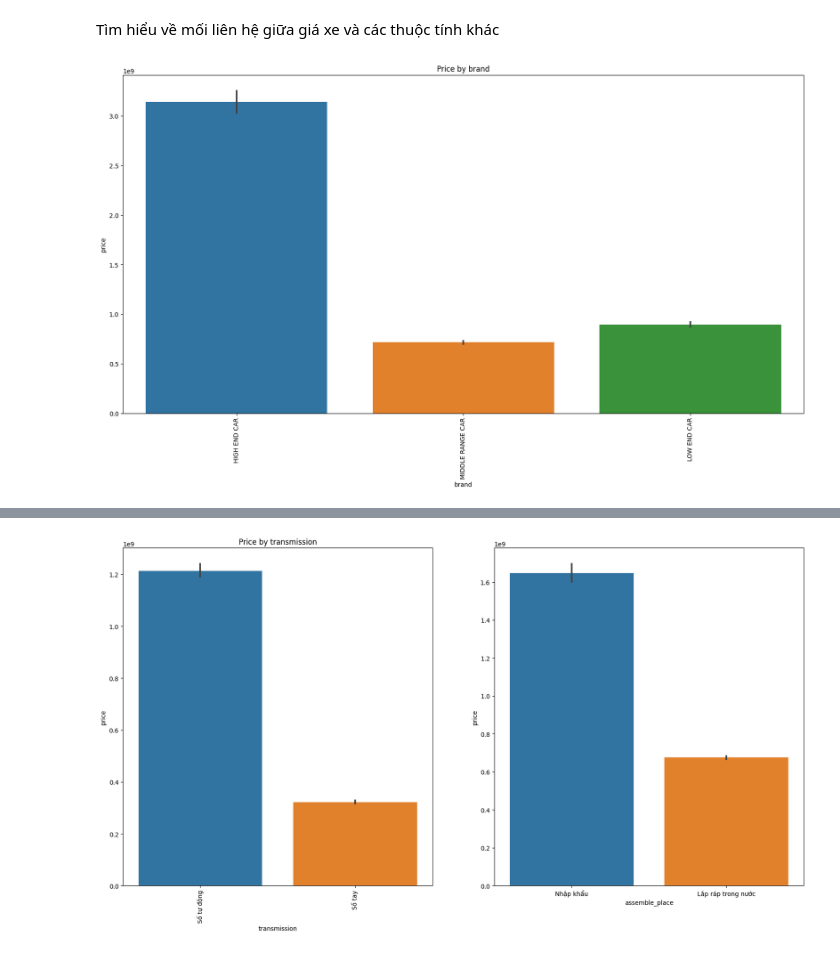
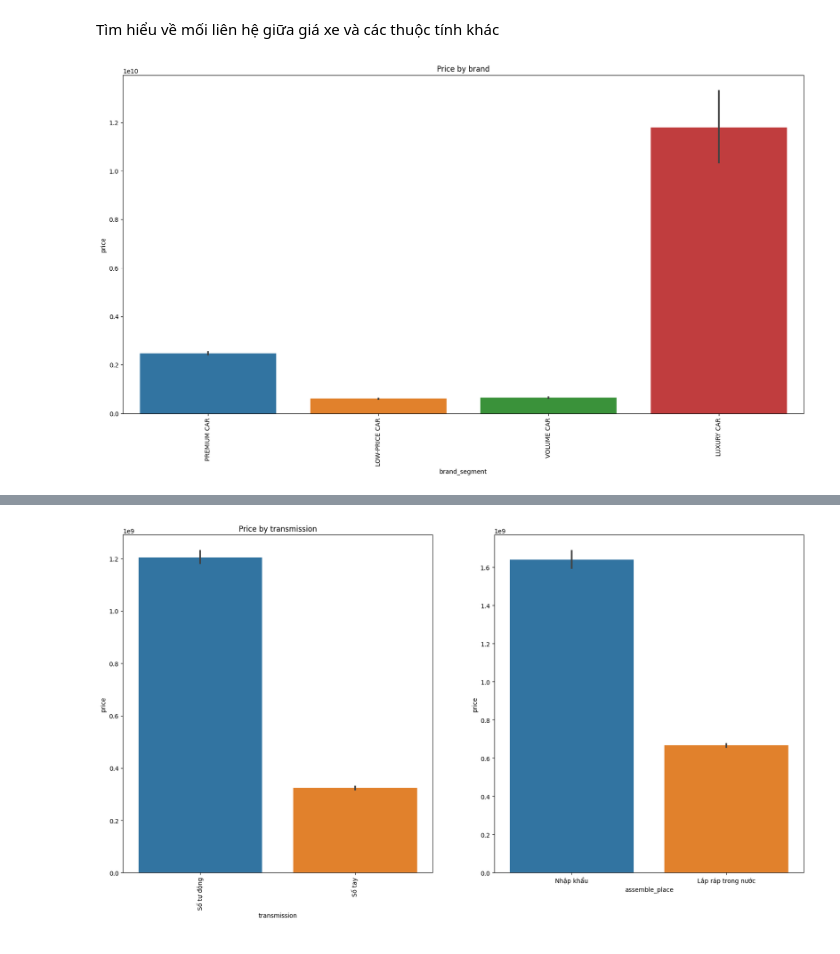
Before and after one commit to Nam0101/Old-car-price-prediction, a Jupyter notebook: notebooks/main.ipynb, the cells around one changed output, grey strips where cells are left out. Cells and saved outputs as stored; diff of their text form; code cells hidden in the pictures.

```diff
--- a/notebooks/main.ipynb
+++ b/notebooks/main.ipynb
@@ -141,3 +142,8 @@ print(df[df['driven kms'] < 1000]['url'])
 26890    https://bonbanh.com/xe-mercedes_benz-e_class-e...
 26894    https://bonbanh.com/xe-toyota-venza-2.7-2009-4...
 Name: url, Length: 627, dtype: object
+# %%
+#drop all rows with driven kms < 1000, nan values in all columns
+df.drop(df[df['driven kms'] < 1000].index, inplace=True)
+df.dropna(inplace=True)
+df.isna().sum()
@@ -302,8 +333,8 @@ Name: count, dtype: int64
 # %%
-labels = [0, 1, 2, 3, 4]
-cut_bins = [0, 200000000, 1200000000, 2500000000, 5000000000, float('inf')]
-# Tạo cột mới "price_segment" chứa nhãn tương ứng cho mỗi dòng
-df['brand_segment'] = pd.cut(df['price'], bins=cut_bins, labels=labels)
-# Hiển thị số lượng mẫu trong từng phân khúc
-segment_counts = df['brand_segment'].value_counts()
-print(segment_counts)
+# labels = [0, 1, 2, 3, 4]
+# cut_bins = [0, 200000000, 1200000000, 2500000000, 5000000000, float('inf')]
+# # Tạo cột mới "price_segment" chứa nhãn tương ứng cho mỗi dòng
+# df['brand_segment'] = pd.cut(df['price'], bins=cut_bins, labels=labels)
+# # Hiển thị số lượng mẫu trong từng phân khúc
+# segment_counts = df['brand_segment'].value_counts()
+# print(segment_counts)
@@ -358,12 +372,12 @@ Tìm hiểu về mối liên hệ giữa giá xe và các thuộc tính khác
 # %%
 #vẽ price theo brand, series,year
 plt.figure(figsize=(20, 10))
-sns.barplot(x='brand', y='price', data=df)
+sns.barplot(x='brand_segment', y='price', data=df)
 plt.title('Price by brand')
 plt.xticks(rotation=90)
 plt.show()
 # %% [output]
-[figure, old version]
+[figure, new version]
 # %%
 plt.figure(figsize=(20, 10))
 sns.barplot(x='series', y='price', data=df)
```
Also changed, not shown: parts of 45 cells of this notebook.
